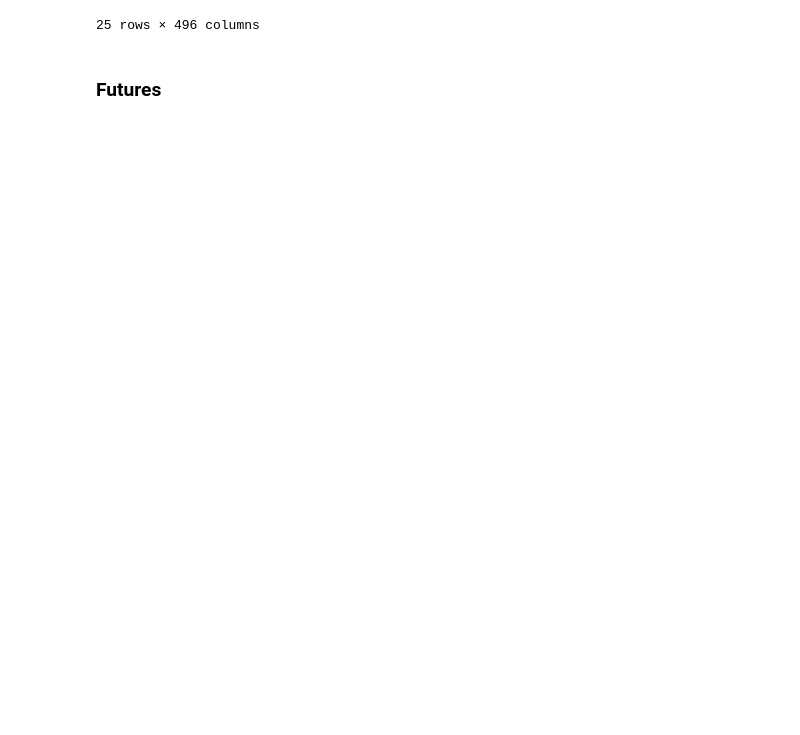
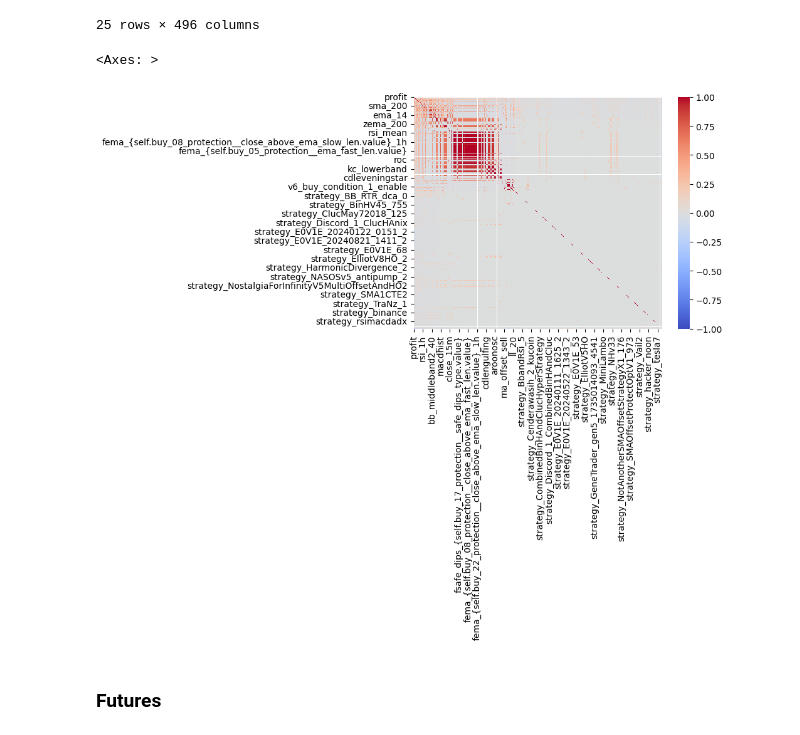
Before and after one commit to remiotore/freqtrade, a Jupyter notebook: strat-ninja.ipynb, the cells around one changed output. Saved outputs shown, nothing was run; the diff lists cells and outputs as text; code cells hidden in the pictures; blank space fills up the shorter version.

```diff
--- a/strat-ninja.ipynb
+++ b/strat-ninja.ipynb
@@ -357,6 +357,21 @@ spots.sort_values("profit", ascending=False).head(25)
 | 647 | ClucHAnix_932 | Spot | Public | Unbiased | 1m | 78.987248 | 0 | 0.0 | 1.0 | 1.0 | ... | ... |
 | 2848 | NotAnotherSMAOffsetStrategy_199 | Spot | Public | Unbiased | 5m | 78.677151 | 0 | 1.0 | 1.0 | 1.0 | ... | ... |
 25 rows × 496 columns
+# %%
+cat_cols = spots.select_dtypes(include=["object", "category"]).columns
+
+dummies = pandas.get_dummies(spots[cat_cols], drop_first=False, dtype=int)
+
+numeric_cols = spots.select_dtypes(include=["number", "bool"])
+
+spots_all_numeric = pandas.concat([numeric_cols, dummies], axis=1)
+
+corr = spots_all_numeric.corr()
+
+sns.heatmap(corr, cmap="coolwarm", vmin=-1, vmax=1)
+# %% [output]
+<Axes: >
+[figure, added]
 # %% [markdown]
 ### Futures
 # %%
```
Also changed, not shown: parts of 1 cell of this notebook.
